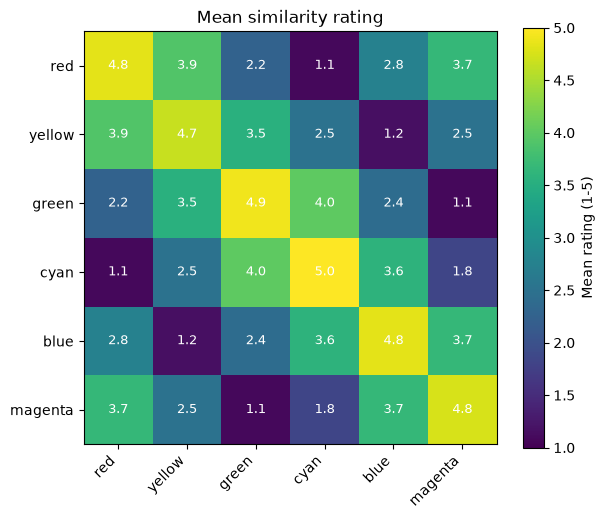
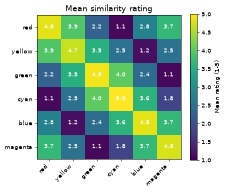
Code edit (unified diff) that turned the first committed figure into the second:
--- before
+++ after
@@ -11,5 +11,5 @@
 
 def plot_heatmap(mat, title, cbar_label, cmap, vmin=None, vmax=None, fmt="{:.1f}"):
-    fig, ax = plt.subplots(figsize=(6.2, 5.2))
+    fig, ax = plt.subplots(figsize=(5.0, 4.2))
     im = ax.imshow(mat, cmap=cmap, vmin=vmin, vmax=vmax)
     ax.set_xticks(range(len(colors)))

Commit: Shrink analysis notebook under dashboard 100KB inline limit (lower plot DPI)